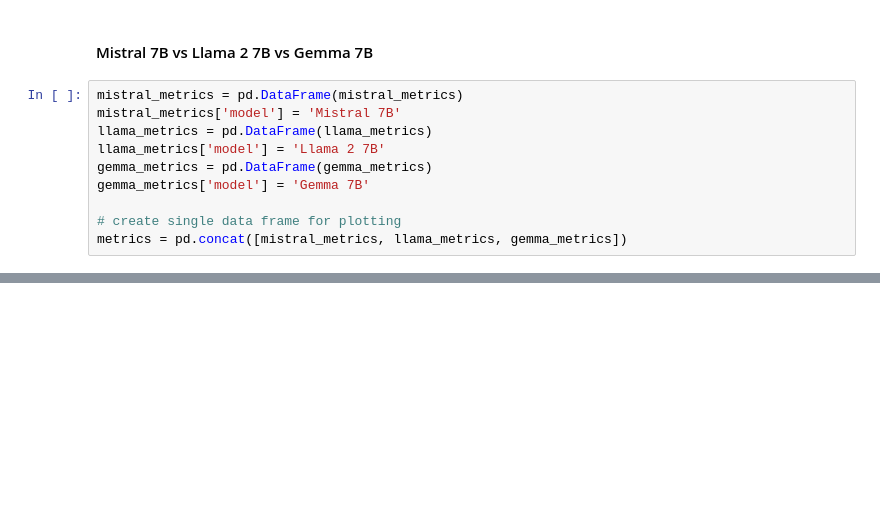
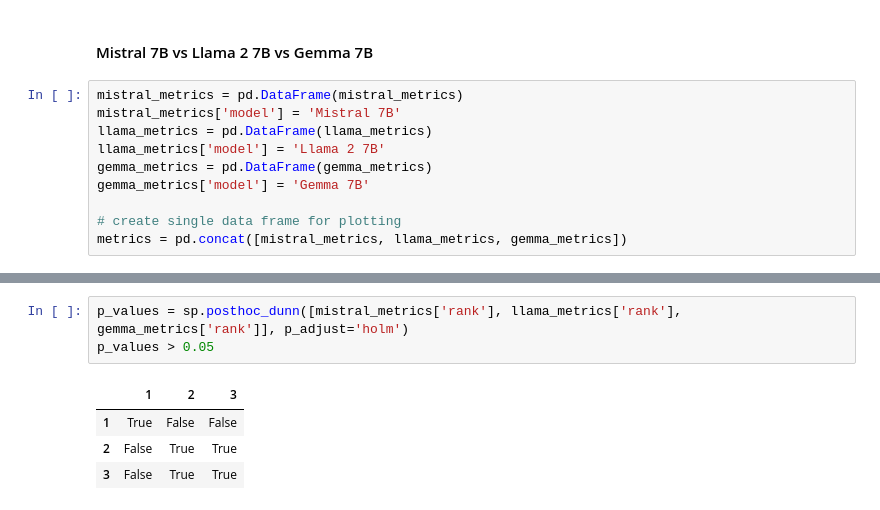
Before and after one commit to zaai-ai/lab, a Jupyter notebook: large-language-models/gemma/gemma.ipynb, the cells around one changed output, grey strips where cells are left out. Saved outputs shown, nothing was run; the diff lists cells and outputs as text; blank space fills up the shorter version.

```diff
--- a/large-language-models/gemma/gemma.ipynb
+++ b/large-language-models/gemma/gemma.ipynb
@@ -213,0 +127,8 @@ People like about  the  product its ease-of-use , readability , battery life , c
+# %%
+p_values = sp.posthoc_dunn([mistral_metrics['rank'], llama_metrics['rank'], gemma_metrics['rank']], p_adjust='holm')
+p_values > 0.05
+# %% [output]
+|  | 1 | 2 | 3 |
+| 1 | True | False | False |
+| 2 | False | True | True |
+| 3 | False | True | True |
```
Also changed, not shown: parts of 13 cells of this notebook, 7 other files.
